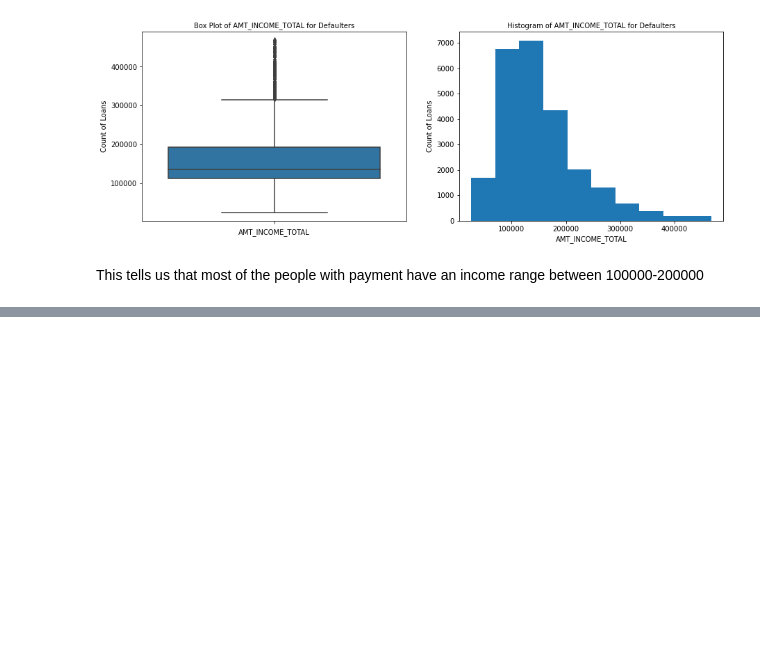
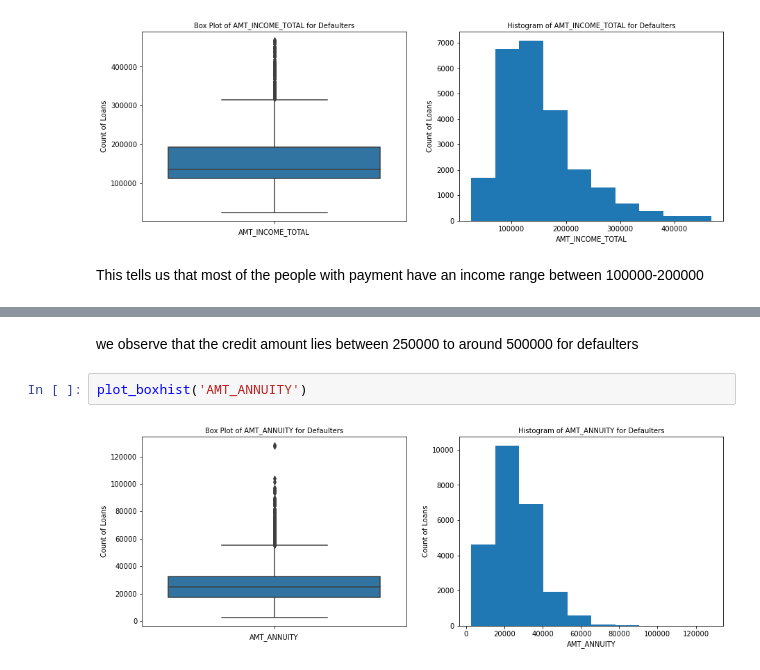
Before and after one commit to pushkya/EDA-Project, a Jupyter notebook: EDA FINAL PROJECT.ipynb, the cells around one changed output, grey strips where cells are left out. Drawn from its saved outputs; the diff is of its cells as text; blank space fills up the shorter version.

```diff
--- a/EDA FINAL PROJECT.ipynb
+++ b/EDA FINAL PROJECT.ipynb
@@ -318,0 +336,6 @@ plot_boxhist('AMT_CREDIT')
+# %% [markdown]
+we observe that the credit amount lies between 250000 to around 500000 for defaulters
+# %%
+plot_boxhist('AMT_ANNUITY')
+# %% [output]
+[figure, added]
```
Also changed, not shown: parts of 31 cells of this notebook.
